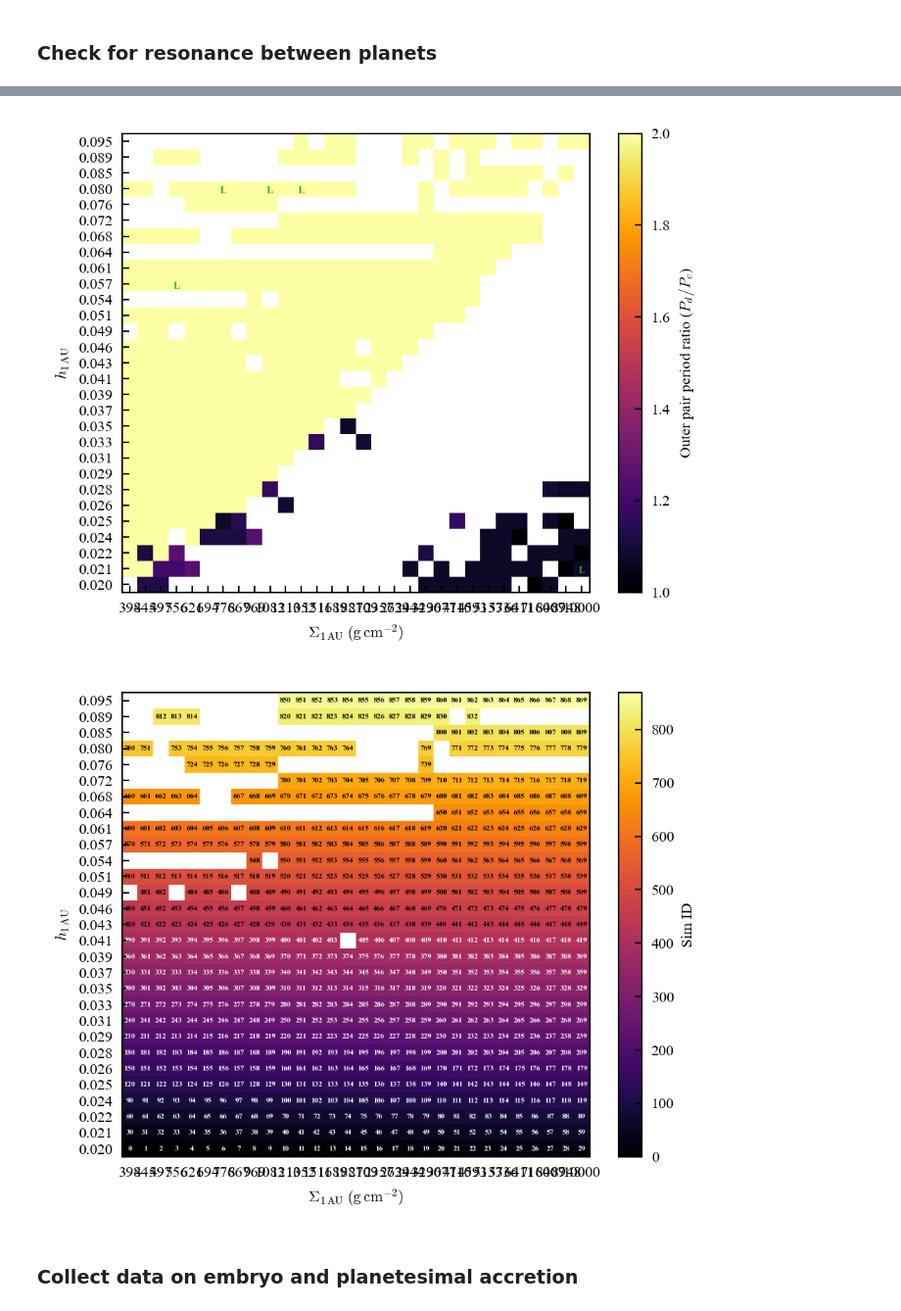
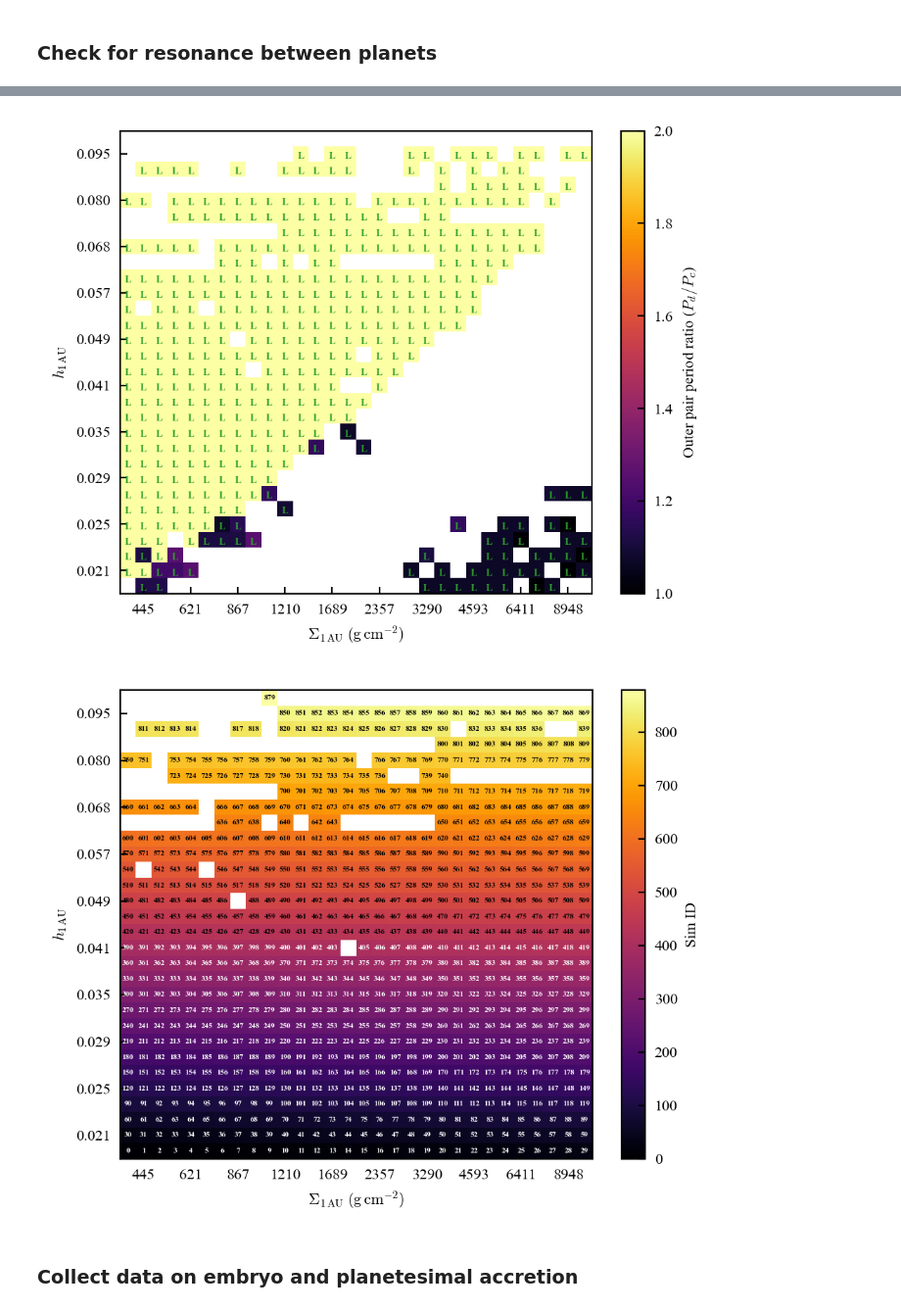
Before and after one commit to dchen10Git/uh-ifa-reu-2026, a Jupyter notebook: analyze_sims.ipynb, the cells around one changed output, grey strips where cells are left out. Shown at 98% size. Saved outputs shown, nothing was run; the diff lists cells and outputs as text; code cells hidden in the pictures.

```diff
--- a/analyze_sims.ipynb
+++ b/analyze_sims.ipynb
@@ -234,7 +231,7 @@ def plot_system(saved_sim, elements, num_pl, num_em, num_ptsml, t_units='kyr'):
     # plt.savefig("orbital_evo.svg", bbox_inches="tight")
 
 dataset_id = 7
-sim_id = 374
+sim_id = 377
 
 for sim_id in range(sim_id, sim_id+1):
 # for sim_id in inside_d:
@@ -244,7 +241,7 @@ for sim_id in range(sim_id, sim_id+1):
     try:
         saved_sim = reb_sims.load_simulation_run(file_path)
     except FileNotFoundError:
-        # print(f"Sim {sim_id} not found")
+        print(f"Sim {sim_id} not found")
         continue
 
     sim_data, metadata = saved_sim
@@ -268,7 +265,7 @@ Sigma_1au: 1887 g/cm^2, h_1au: 0.039, beta: 0
 # Get planet outcomes for all sims in one dataset
 not_found = []
 
-def get_planet_outcomes(dataset_id, num_sims, amp_threshold=90):
+def get_planet_outcomes(dataset_id, num_sims, pomega='mixed', amp_threshold=90):
     rows = []
 
     for sim_id in range(num_sims):
@@ -302,7 +299,7 @@ def get_planet_outcomes(dataset_id, num_sims, amp_threshold=90):
             outer_Delta = true_outer_P_ratio/outer_P_ratio - 1
 
             # Check libration of 2BR angle
-            outer_librates = (mmr_id.check_resonance(metadata['m_star'], sim_data[c], sim_data[d], amp_threshold=amp_threshold) != (0,0))
+            outer_librates = (mmr_id.check_resonance(metadata['m_star'], sim_data[c], sim_data[d], pomega=pomega, amp_threshold=amp_threshold) != (0,0))
 
         else:
             outer_P_ratio = np.nan
@@ -323,7 +320,7 @@ def get_planet_outcomes(dataset_id, num_sims, amp_threshold=90):
             inner_Delta = true_inner_P_ratio/inner_P_ratio - 1
 
             # Check libration of 2BR angle
-            inner_librates = (mmr_id.check_resonance(metadata['m_star'], sim_data[b], sim_data[c], amp_threshold=amp_threshold) != (0,0))
+            inner_librates = (mmr_id.check_resonance(metadata['m_star'], sim_data[b], sim_data[c], pomega=pomega, amp_threshold=amp_threshold) != (0,0))
 
         else:
             inner_P_ratio = np.nan
@@ -367,8 +364,9 @@ def get_planet_outcomes(dataset_id, num_sims, amp_threshold=90):
     return outcomes
 
 # planet_outcomes6 = get_planet_outcomes(dataset_id=6, num_sims=900, amp_threshold=90)
-# planet_outcomes7 = get_planet_outcomes(dataset_id=7, num_sims=900, amp_threshold=90)
-planet_outcomes_x = get_planet_outcomes(dataset_id='random', num_sims=100, amp_threshold=90)
+planet_outcomes7_c = get_planet_outcomes(dataset_id=7, num_sims=900, pomega='c', amp_threshold=90)
+# planet_outcomes7_mixed = get_planet_outcomes(dataset_id=7, num_sims=900, pomega='c', amp_threshold=90)
+# planet_outcomes_x = get_planet_outcomes(dataset_id='random', num_sims=100, amp_threshold=90)
 # print(not_found)
 # %%
 from fractions import Fraction
@@ -461,11 +459,11 @@ def plot_param_map(outcomes, value_col, label, cmap='inferno', vmin=None, vmax=N
     ax.set_xscale("log")
     ax.set_yscale("log")
 
-    ax.set_xticks(x_vals) # add [1::2] for 20x20 grid
-    ax.set_yticks(y_vals)
+    ax.set_xticks(x_vals[1::3]) # add [1::3] for 30x30 grid
+    ax.set_yticks(y_vals[1::3])
 
-    ax.set_xticklabels([f"{x:.0f}" for x in x_vals]) # add [1::2] for 20x20 grid
-    ax.set_yticklabels([f"{y:.3f}" for y in y_vals])
+    ax.set_xticklabels([f"{x:.0f}" for x in x_vals][1::3])
+    ax.set_yticklabels([f"{y:.3f}" for y in y_vals][1::3])
 
     ax.minorticks_off()
 
@@ -537,7 +535,7 @@ def plot_param_map(outcomes, value_col, label, cmap='inferno', vmin=None, vmax=N
     plt.tight_layout()
     plt.show()
 
-planet_outcomes = planet_outcomes7
+planet_outcomes = planet_outcomes7_c
 plot_param_map(planet_outcomes, "pl_survived", "Number of planets remaining", cmap='inferno', vmin=1, black_threshold=2)
 plot_param_map(planet_outcomes, "inner_P_ratio", r"Inner pair period ratio ($P_c/P_b$)", vmin=1, vmax=2, show_ratio=False, show_libration=True, black_threshold=1.6)
 plot_param_map(planet_outcomes, "outer_P_ratio", r"Outer pair period ratio ($P_d/P_c$)", vmin=1, vmax=2, show_ratio=False, show_libration=True, black_threshold=1.6)
@@ -549,5 +547,5 @@ plot_param_map(planet_outcomes, "sim_id", "Sim ID", black_threshold=420)
-[figure, old version]
+[figure, new version]
-[figure, old version]
+[figure, new version]
 # %% [markdown]
 ### Collect data on embryo and planetesimal accretion
 # %%
```
Also changed, not shown: parts of 4 cells of this notebook, 4 other files.
